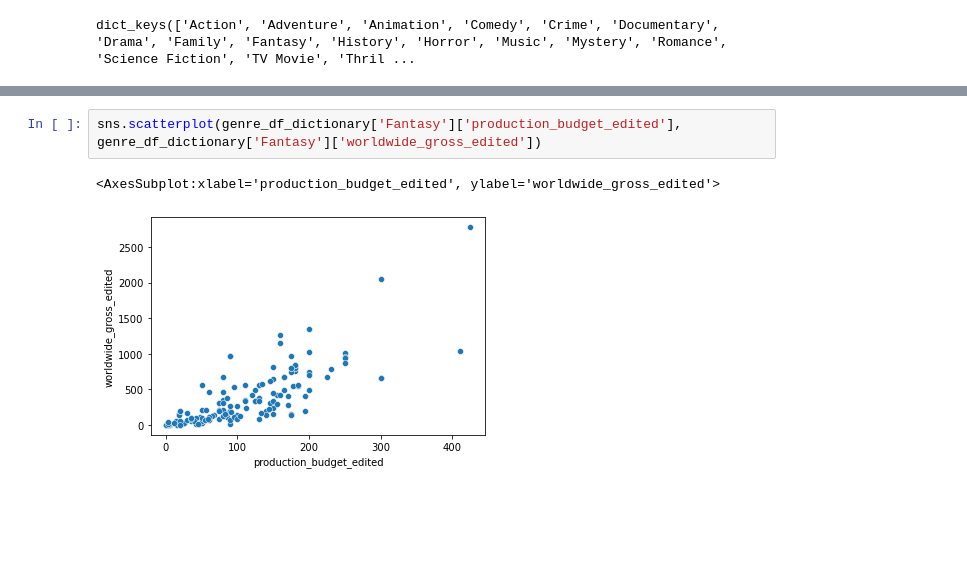
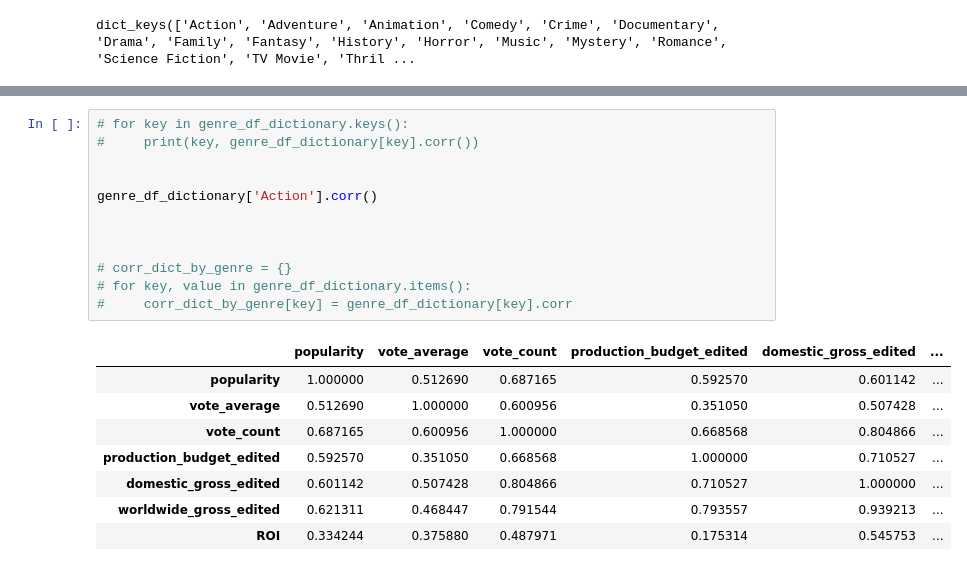
Before and after one commit to dt1086/Phase1_Project, a Jupyter notebook: Data Exploration.ipynb, the cells around one changed output, grey strips where cells are left out. Cells and saved outputs as stored; diff of their text form; blank space fills up the shorter version.

```diff
--- a/Data Exploration.ipynb
+++ b/Data Exploration.ipynb
@@ -633,7 +573,23 @@ plt.tight_layout()
 # %% [output]
 [figure]
-# %%
-sns.scatterplot(genre_df_dictionary['Fantasy']['production_budget_edited'], genre_df_dictionary['Fantasy']['worldwide_gross_edited'])
-# %% [output]
-<AxesSubplot:xlabel='production_budget_edited', ylabel='worldwide_gross_edited'>
-[figure, removed]
+# %%
+# for key in genre_df_dictionary.keys():
+#     print(key, genre_df_dictionary[key].corr())
+
+
+genre_df_dictionary['Action'].corr()
+
+
+
+# corr_dict_by_genre = {}
+# for key, value in genre_df_dictionary.items():
+#     corr_dict_by_genre[key] = genre_df_dictionary[key].corr
+# %% [output]
+|  | popularity | vote_average | vote_count | production_budget_edited | domestic_gross_edited | ... |
+| popularity | 1.000000 | 0.512690 | 0.687165 | 0.592570 | 0.601142 | ... |
+| vote_average | 0.512690 | 1.000000 | 0.600956 | 0.351050 | 0.507428 | ... |
+| vote_count | 0.687165 | 0.600956 | 1.000000 | 0.668568 | 0.804866 | ... |
+| production_budget_edited | 0.592570 | 0.351050 | 0.668568 | 1.000000 | 0.710527 | ... |
+| domestic_gross_edited | 0.601142 | 0.507428 | 0.804866 | 0.710527 | 1.000000 | ... |
+| worldwide_gross_edited | 0.621311 | 0.468447 | 0.791544 | 0.793557 | 0.939213 | ... |
+| ROI | 0.334244 | 0.375880 | 0.487971 | 0.175314 | 0.545753 | ... |
```
Also changed, not shown: parts of 8 cells of this notebook.
